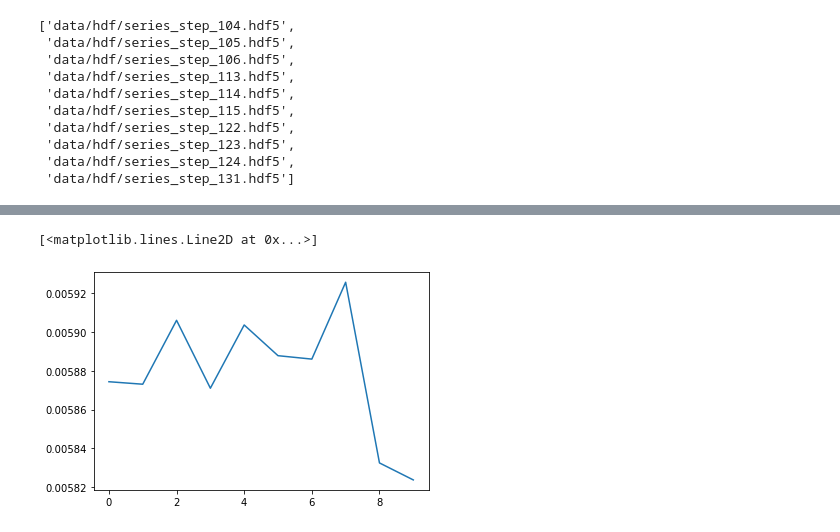
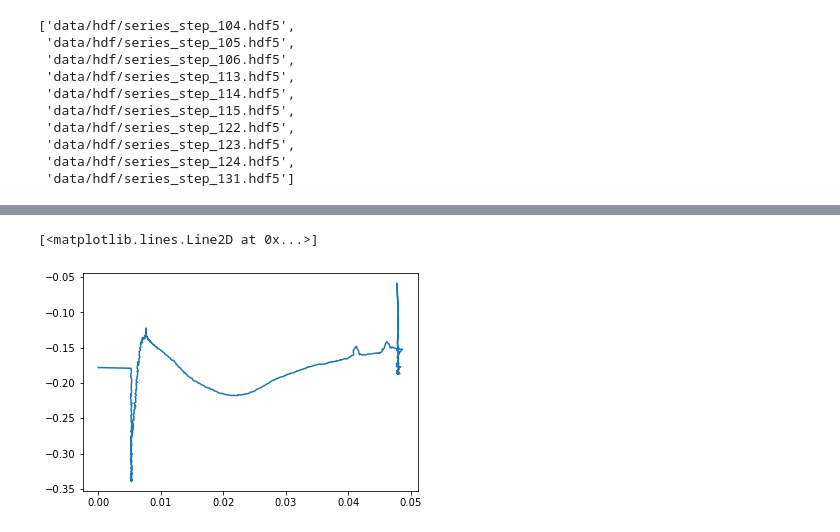
Before and after one commit to KMDE-10/DIC, a Jupyter notebook: HDF_import.ipynb, the cells around one changed output, grey strips where cells are left out. Drawn from its saved outputs; the diff is of its cells as text; code cells hidden in the pictures.

```diff
--- a/HDF_import.ipynb
+++ b/HDF_import.ipynb
@@ -18,6 +18,13 @@ def gather_universal(path: str,filetype: str)-> list:
                 b=(str(os.path.join(path, name)))
                 data.append(b)
     return data
+def sort_on_last(list:list)->list:
+    df=pd.DataFrame({'list': list})
+    df['nums']=df['list'].apply(lambda x:x.split('_')[-1].split('.')[0])
+    df['nums']=df.nums.astype(int)
+    df.sort_values(by='nums',inplace=True)
+    #display(df)
+    return(np.array(df['list']))
 path='data/hdf/'
 display(gather_universal(path,'.hdf5'))
 
@@ -42,17 +49,19 @@ def get_df_columns(path)-> pd.DataFrame:
     columns=pd.MultiIndex.from_tuples(cols, names=('group', 'dataset'))
     #display(pd.DataFrame(columns=columns))
     return columns
-
+def zero_to_nan(array):
+    array[array==0.]=np.nan
+    return(array)
 def steps_to_df(seriespath,examplefilepath)->pd.DataFrame:
     path=seriespath
-    series=pd.DataFrame(index=gather_universal(path,'.hdf5'),columns=get_df_columns(examplefilepath))
+    series=pd.DataFrame(index=sort_on_last(gather_universal(path,'.hdf5')),columns=get_df_columns(examplefilepath))
 
     for file in series.index:
         with hdf.File(str(file),'r') as r:
             for location in series.columns:
                 series.loc[file,location]=r[location[0]][location[1]][:]
     return series
-series=steps_to_df('data/hdf','data/hdf/series_step_115.hdf5')
+series=steps_to_df('Y:\Istra Repositories\ch-gr_exports\MC_A_8yi','data/hdf/series_step_115.hdf5')
 # %% [output]
 ['data/hdf/series_step_104.hdf5',
  'data/hdf/series_step_105.hdf5',
@@ -113,5 +118,7 @@ array([[0., 0., 0., ..., 0., 0., 0.],
-# %%
-plt.plot([np.nanmean(i) for i in series.loc[:,('strains','strain_p1')]])
-# %% [output]
-[<matplotlib.lines.Line2D at 0x...>]
-[figure, removed]
+# %%
+#plt.matshow(zero_to_nan(series.loc['data/hdf/series_step_122.hdf5',('strains','strain_p1')]))
+plt.plot([np.nanmean(zero_to_nan(i)) for i in series.loc[:,('strains','strain_p1')]],[np.nanmean(zero_to_nan(i)) for i in series.loc[:,('add_data', 'analog_channels')]])
+#plt.plot([np.nanmean(zero_to_nan(i)) for i in series.loc[:,('add_data', 'analog_channels')]])
+# %% [output]
+[<matplotlib.lines.Line2D at 0x...>]
+[figure, added]
```
Also changed, not shown: parts of 5 cells of this notebook.
